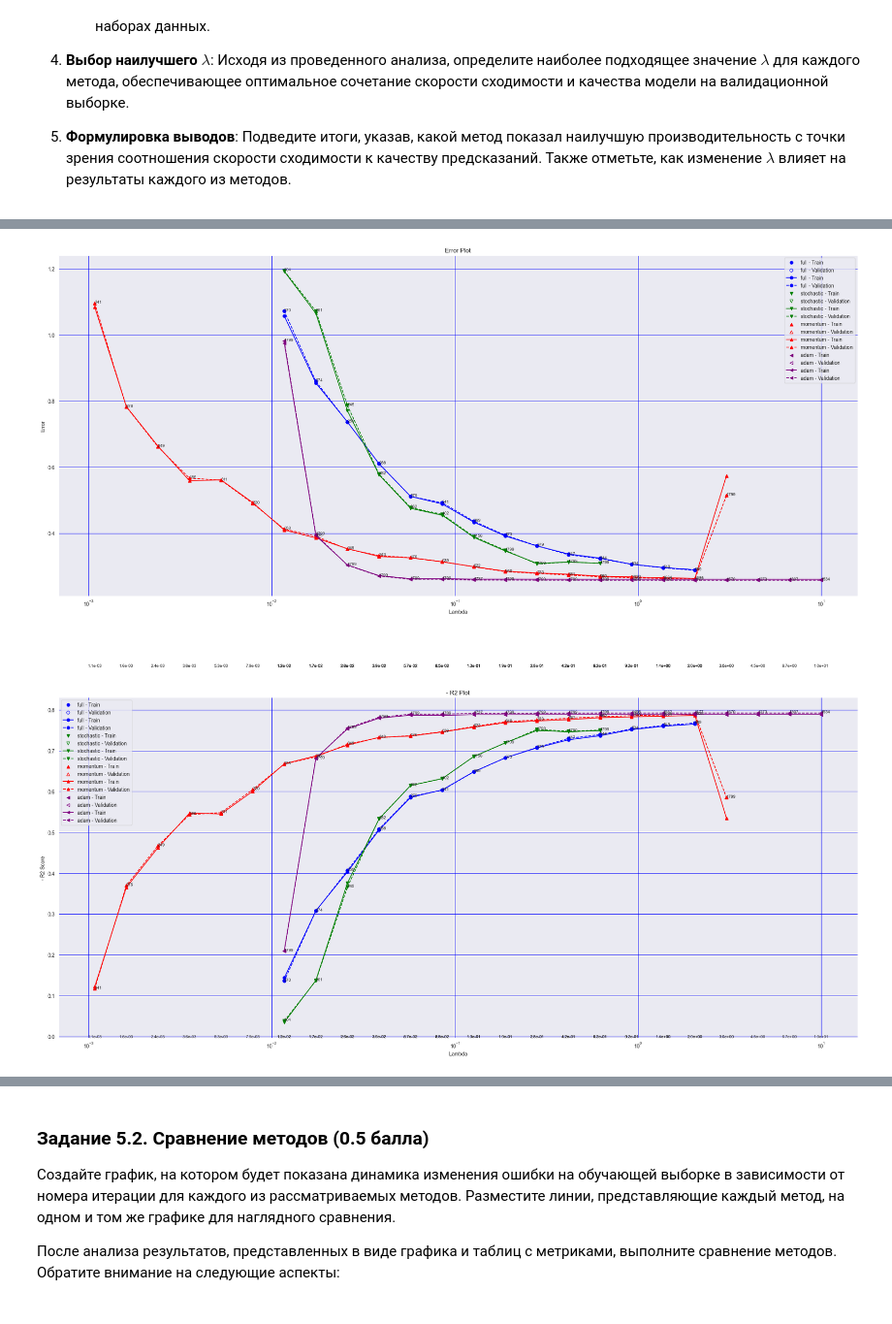
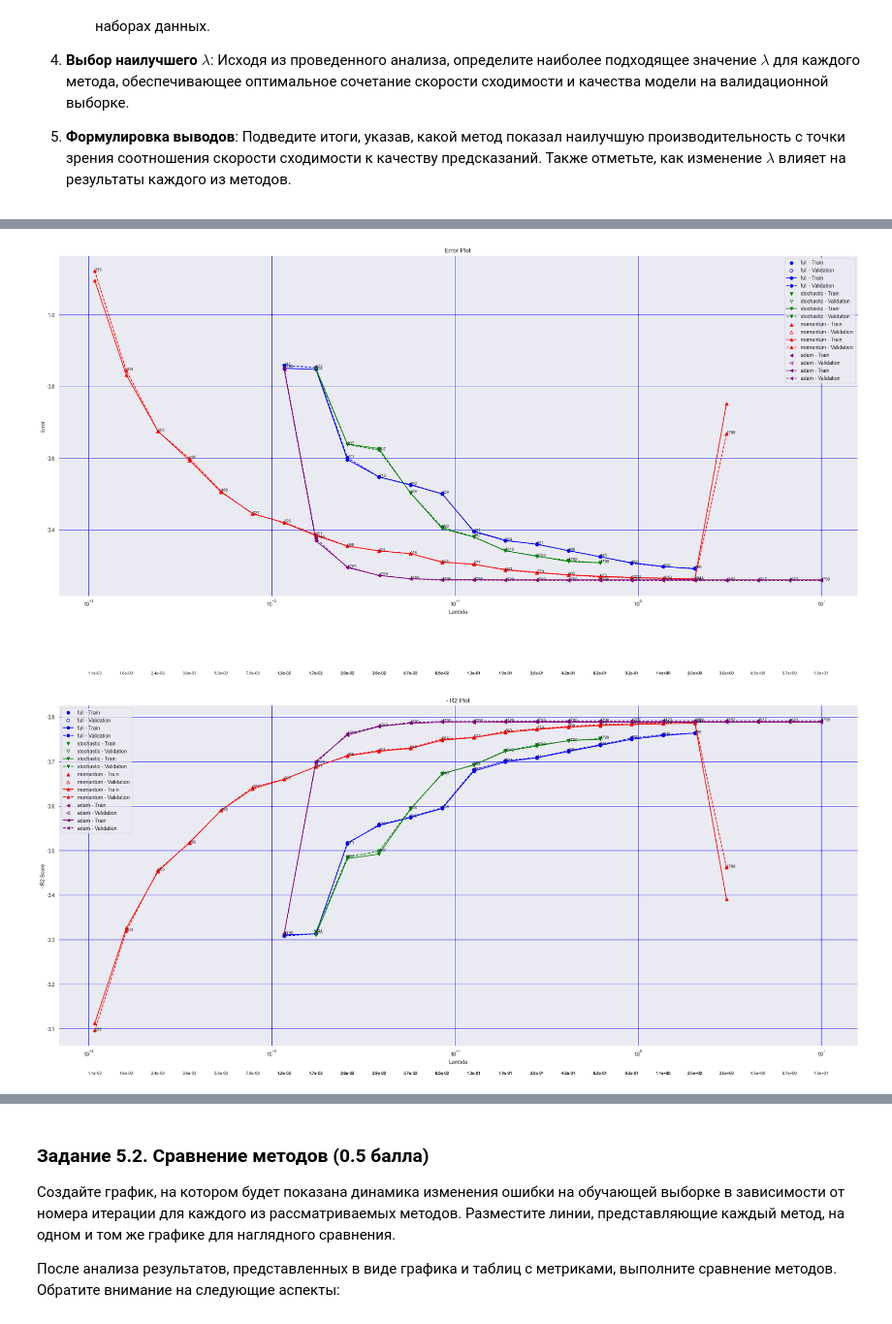
Before and after one commit to KoryakovDmitry/mai-ml-grad-desc-lab4, a Jupyter notebook: ML MAI & SBER. GD. LAB 4.ipynb, the cells around one changed output, grey strips where cells are left out. Shown at 97% size. Saved outputs shown, nothing was run; the diff lists cells and outputs as text; code cells hidden in the pictures.

Commit message:
added task 5.1; fix data leakage

```diff
--- a/ML MAI & SBER. GD. LAB 4.ipynb
+++ b/ML MAI & SBER. GD. LAB 4.ipynb
@@ -939,7 +939,7 @@ import os
 import concurrent
 from tqdm.notebook import tqdm
 from concurrent.futures import ProcessPoolExecutor
-from utils.regression_helpers import fit_and_evaluate
+from utils.regression_helpers import fit_and_evaluate_task51
 
 metrics = {
     "full": {"cfg": {
@@ -995,13 +995,13 @@ def run_in_parallel(num_workers, metrics, lambda_range, tolerance, max_iter, x,
         for cfg_name, cfg_info in metrics.items():
             for lambda_value in lambda_range:
                 task = executor.submit(
-                    fit_and_evaluate,
+                    fit_and_evaluate_task51,
                     cfg_name,
                     lambda_value,
                     cfg_info["cfg"],
                     tolerance,
                     max_iter,
-                    x, y, X_train, y_train, X_val, y_val
+                    X_train, y_train, X_val, y_val
                 )
                 tasks.append(task)
 
@@ -1048,11 +1049,14 @@ with open("metrics/search_lambda.json", "w", encoding="utf8") as f:
 # %%
 def validate(value):
     # print(f"value {value}: {np.isnan(value)} or {np.isinf(value)} or {np.isfinite(value)}")
-    return (not (np.isnan(value) or np.isinf(value) or not np.isfinite(value))) and (not (np.isnan(np.log(value)) or np.isinf(np.log(value)) or not np.isfinite(np.log(value))))
+    return (not (np.isnan(value) or np.isinf(value) or not np.isfinite(value))) and (
+        not (np.isnan(np.log(value)) or np.isinf(np.log(value)) or not np.isfinite(np.log(value))))
+
 
 # Universal filtering function to ensure alignment
 def filter_all_metrics(metrics_data):
-    filtered_data = {method: {"lambdas": [], "train_errors": [], "val_errors": [], "train_r2s": [], "val_r2s": [], "last_iteration_step": []} for method in descent_methods}
+    filtered_data = {method: {"lambdas": [], "train_errors": [], "val_errors": [], "train_r2s": [], "val_r2s": [],
+                              "last_iteration_step": []} for method in descent_methods}
     for method in descent_methods:
         for i, lambda_value in enumerate(metrics_data[method]["lambdas"]):
             train_error = metrics_data[method]["train_errors"][i]
@@ -1089,7 +1093,8 @@ with open('metrics/search_lambda.json', 'r') as file:
 descent_methods = ["full", "stochastic", "momentum", "adam"]
 colors = ["blue", "green", "red", "purple"]
 markers = ["o", "v", "^", "<"]
-plot_data = {method: {"lambdas": [], "train_errors": [], "val_errors": [], "train_r2s": [], "val_r2s": [], "last_iteration_step": []} for method in
+plot_data = {method: {"lambdas": [], "train_errors": [], "val_errors": [], "train_r2s": [], "val_r2s": [],
+                      "last_iteration_step": []} for method in
              descent_methods}
 
 for method in descent_methods:
@@ -1126,16 +1131,18 @@ for method, color, marker in zip(descent_methods, colors, markers):
         plt.text(lambda_value, 0, f"{'{:.1e}'.format(lambda_value)}", fontsize=8, ha='center', va='center')
 
     plt.plot(sorted_lambdas, sorted_train_errors, color=color, marker=marker, linestyle='-', label=f"{method} - Train")
-    plt.plot(sorted_lambdas, sorted_val_errors, color=color, marker=marker, linestyle='--', label=f"{method} - Validation")
+    plt.plot(sorted_lambdas, sorted_val_errors, color=color, marker=marker, linestyle='--',
+             label=f"{method} - Validation")
 
-plt.grid(True, color='b',)
+plt.grid(True, color='b', )
 plt.xlabel("Lambda")
 plt.ylabel("Error")
 plt.xscale("log")
 # plt.yscale("log")
 plt.title("Error Plot")
 plt.legend()
-plt.savefig(f'docs/plot_lambda_loss_different_descent_method_tol_{"{:.1e}".format(tolerance)}_max_iter_{"{:.1e}".format(max_iter)}_num_log_ticks_{num_log_ticks}.png')
+plt.savefig(
+    f'docs/plot_lambda_loss_different_descent_method_tol_{"{:.1e}".format(tolerance)}_max_iter_{"{:.1e}".format(max_iter)}_num_log_ticks_{num_log_ticks}.png')
 # plt.tight_layout()
 plt.show()
 
@@ -1147,35 +1154,35 @@ for method, color, marker in zip(descent_methods, colors, markers):
     plt.scatter(plot_data[method]["lambdas"], plot_data[method]["val_r2s"], color=color, marker=marker,
                 facecolors='none', label=f"{method} - Validation")
 
     sorted_indices = np.argsort(plot_data[method]["lambdas"])
     sorted_lambdas = np.array(plot_data[method]["lambdas"])[sorted_indices]
     sorted_train_r2s = np.array(plot_data[method]["train_r2s"])[sorted_indices]
     sorted_val_r2s = np.array(plot_data[method]["val_r2s"])[sorted_indices]
 
     sorted_last_iteration_steps = np.array(plot_data[method]["last_iteration_step"])[sorted_indices]
 
-
     for lambda_value, last_step, y_value in zip(sorted_lambdas, sorted_last_iteration_steps, sorted_val_r2s):
         plt.text(lambda_value, y_value, f"{last_step}", fontsize=8)
 
     # Add text annotations directly on the x-axis
     for lambda_value, last_step, y_value in zip(sorted_lambdas, sorted_last_iteration_steps, sorted_val_r2s):
         plt.text(lambda_value, 0, f"{'{:.1e}'.format(lambda_value)}", fontsize=8, ha='center', va='center')
 
     plt.plot(sorted_lambdas, sorted_train_r2s, color=color, marker=marker, linestyle='-', label=f"{method} - Train")
     plt.plot(sorted_lambdas, sorted_val_r2s, color=color, marker=marker, linestyle='--', label=f"{method} - Validation")
 
-plt.grid(True, color='b',)
+plt.grid(True, color='b', )
 plt.xlabel("Lambda")
 plt.ylabel("- R2 Score")
 plt.xscale("log")
 # plt.yscale("log")
 plt.title("- R2 Plot")
 plt.legend()
 
 # plt.tight_layout()
-plt.savefig(f'docs/plot_lambda_r2_score_different_descent_method_tol_{"{:.1e}".format(tolerance)}_max_iter_{"{:.1e}".format(max_iter)}_num_log_ticks_{num_log_ticks}.png')
+plt.savefig(
+    f'docs/plot_lambda_r2_score_different_descent_method_tol_{"{:.1e}".format(tolerance)}_max_iter_{"{:.1e}".format(max_iter)}_num_log_ticks_{num_log_ticks}.png')
 plt.show()
 # %% [output]
-[figure, old version]
+[figure, new version]
-[figure, old version]
+[figure, new version]
```
Also changed, not shown: parts of 7 cells of this notebook, 4 other files.
